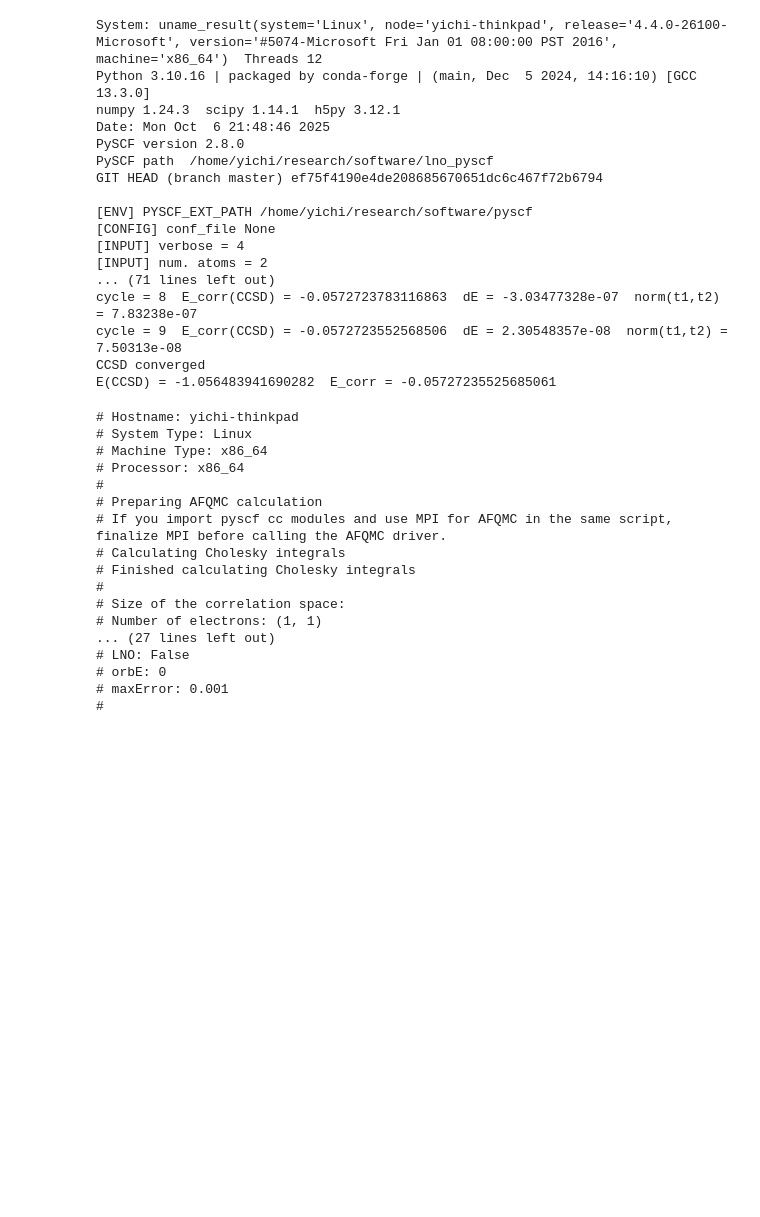
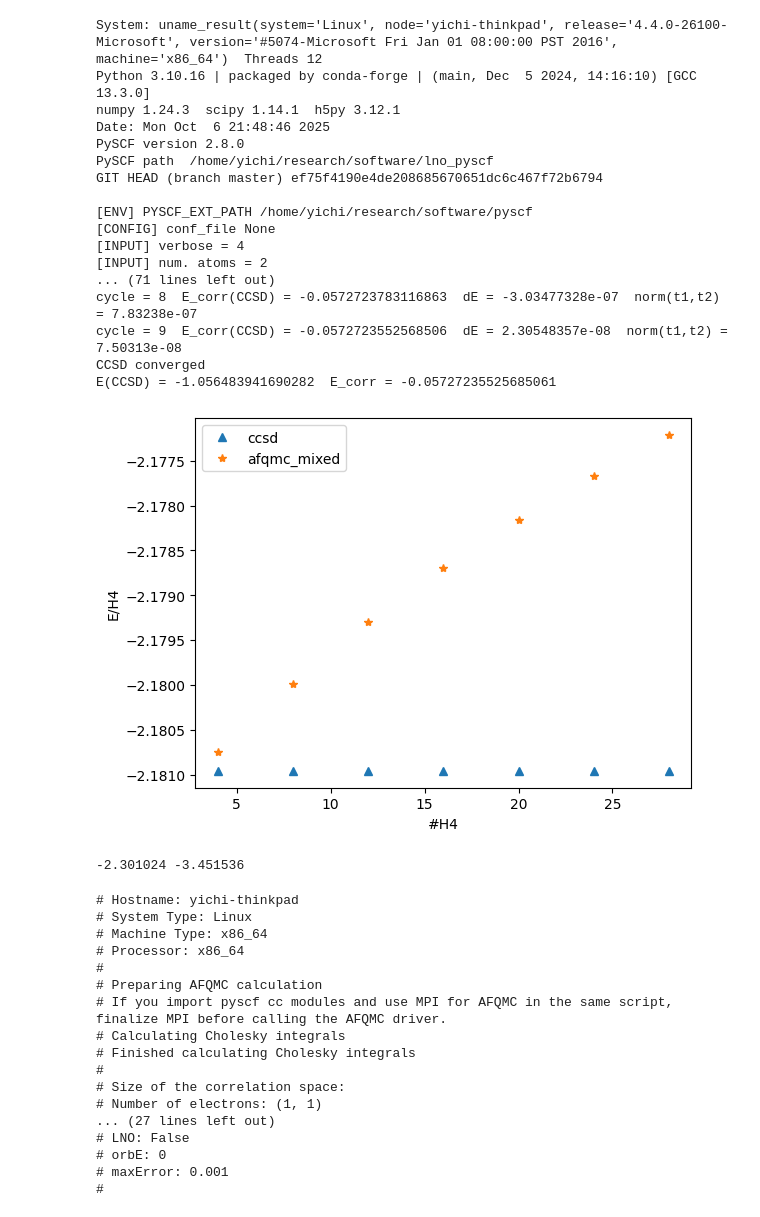
Before and after one commit to zh-yichi/cs_afqmc, a Jupyter notebook: ad_afqmc/mix_cisd_hf/mix.ipynb, the cells around one changed output. Cells and saved outputs as stored; diff of their text form; code cells hidden in the pictures; blank space fills up the shorter version.

```diff
--- a/ad_afqmc/mix_cisd_hf/mix.ipynb
+++ b/ad_afqmc/mix_cisd_hf/mix.ipynb
@@ -38,6 +38,31 @@ cycle = 8  E_corr(CCSD) = -0.0572723783116863  dE = -3.03477328e-07  norm(t1,t2)
 cycle = 9  E_corr(CCSD) = -0.0572723552568506  dE = 2.30548357e-08  norm(t1,t2) = 7.50313e-08
 CCSD converged
 E(CCSD) = -1.056483941690282  E_corr = -0.05727235525685061
+# %%
+import numpy as np
+from matplotlib import pyplot as plt
+nH = np.array([4,8,12,16,20,24,28])
+ccsd = np.array([-2.180959,-4.361918,-6.5428774,-8.7238366,-10.9047958,-13.085755,-15.266714])
+afqmc = np.array([-2.180749,-4.359989,-6.537909,-8.714803,-10.890811,-13.066010,-15.240477])
+afqmc_err = np.array([0.000004,0.000014,0.000023,0.000028,0.000034,0.000044,0.000060])
+# %%
+n = nH/4
+plt.plot(nH,ccsd/n,'^',label='ccsd')
+plt.plot(nH,afqmc/n,'*',label='afqmc_mixed')
+plt.legend()
+plt.xlabel('#H4')
+plt.ylabel('E/H4')
+plt.show()
+# %% [output]
+[figure, added]
+# %%
+# N x H2 just set ovl to 1
+# AFQMC energy: -1.150512 +/- 0.001077
+# AFQMC energy: -2.395787 +/- 0.003558
+# AFQMC energy: -3.736988 +/- 0.004094
+print(-1.150512*2,-1.150512*3)
+# %% [output]
+-2.301024 -3.451536
 # %%
 options = {'n_eql': 4,
            'n_prop_steps': 10,
```
Also changed, not shown: parts of 4 cells of this notebook, 15 other files.
